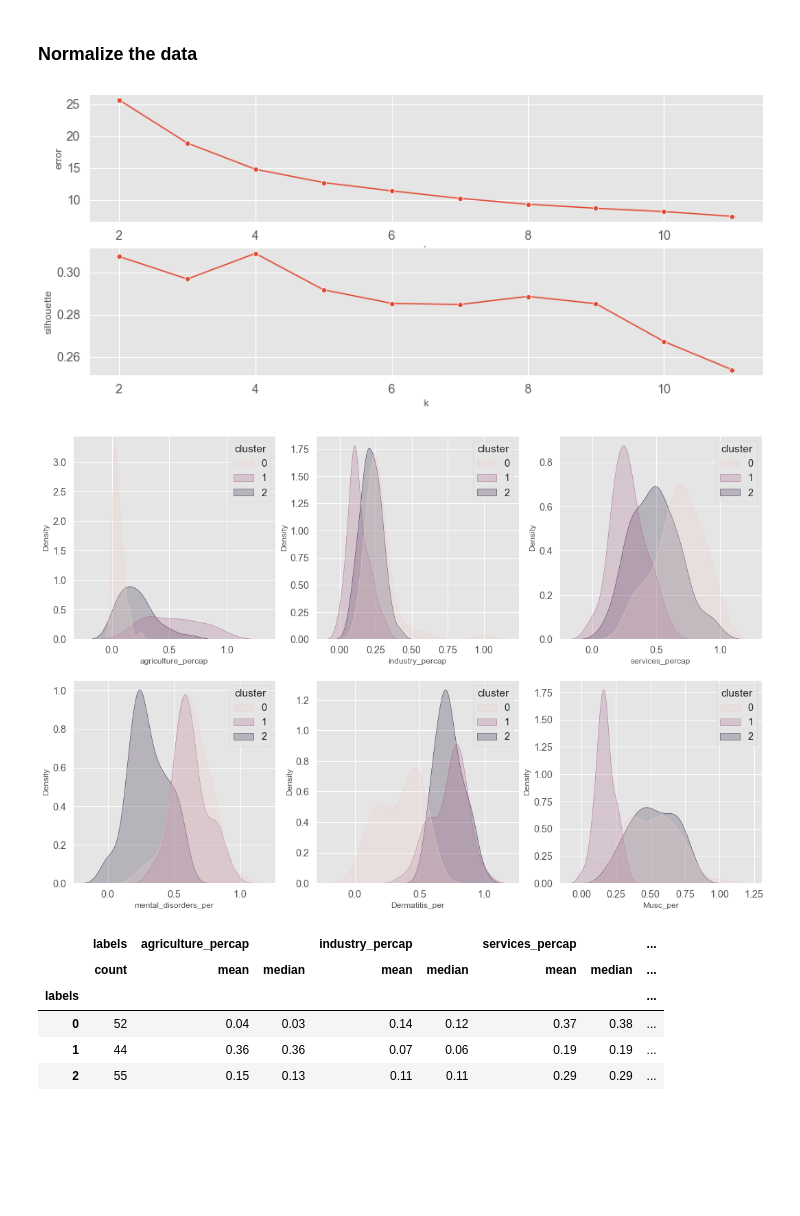
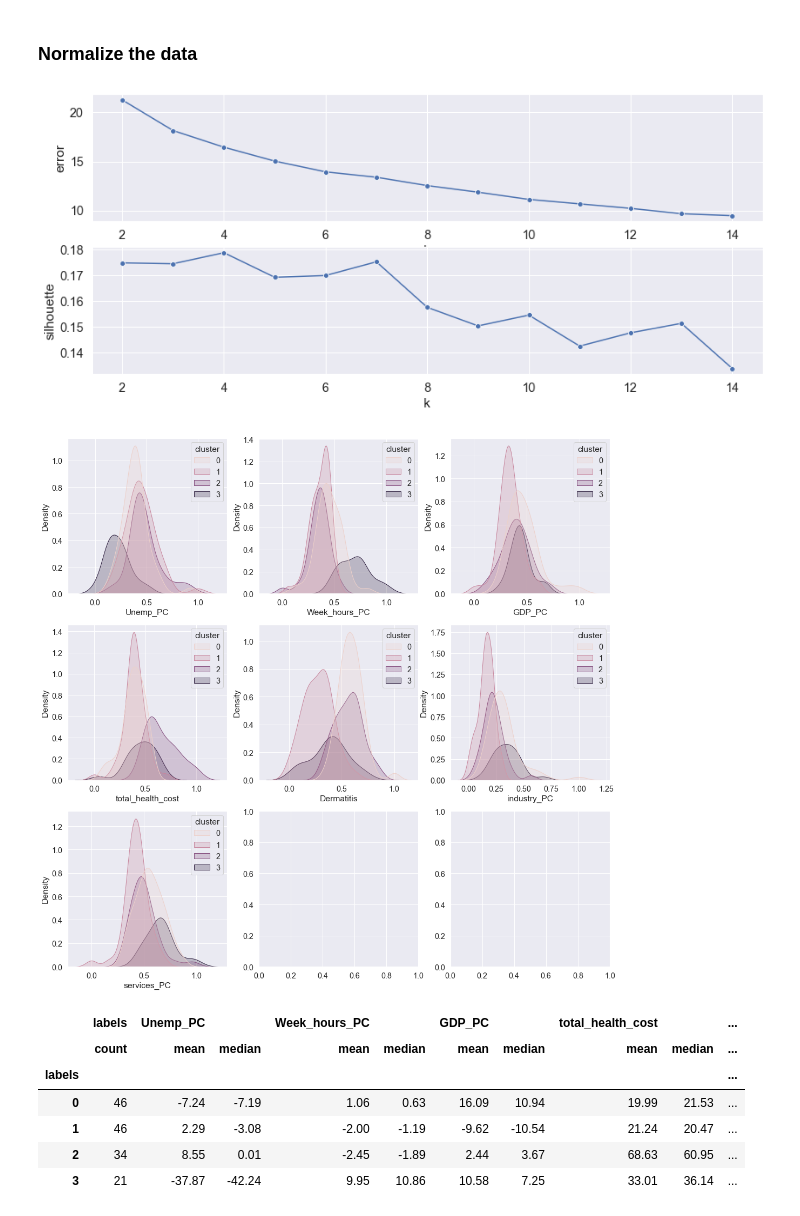
Before and after one commit to luisbazevedo/PfDS---Work-Health, a Jupyter notebook: notebooks/luisbazevedo_draft_1.ipynb, the cells around one changed output. Drawn from its saved outputs; the diff is of its cells as text; code cells hidden in the pictures; blank space fills up the shorter version.

Commit message:
with deltas (11-17) clustering

```diff
--- a/notebooks/luisbazevedo_draft_1.ipynb
+++ b/notebooks/luisbazevedo_draft_1.ipynb
@@ -719,0 +1132,8 @@ feature_df(complete_no.copy())
+# %%
+#correlation map:
+
+sns.set(font_scale=1.3)
+df_corr = feat_df[['Dermatitis','Musculoskeletal disorders','mental_disorders']].corr(method = 'spearman')
+figure = plt.figure(figsize=(20,15))
+sns.heatmap(df_corr, annot=True, fmt = '.1g')
+plt.show()
@@ -719,0 +1147,8 @@ feature_df(complete_no.copy())
+# %%
+#correlation map:
+
+sns.set(font_scale=1.3)
+df_corr = feat_df[['agriculture_percap','industry_percap','services_percap']].corr(method = 'spearman')
+figure = plt.figure(figsize=(20,15))
+sns.heatmap(df_corr, annot=True, fmt = '.1g')
+plt.show()
@@ -759,0 +1210,7 @@ plt.show()
+# %%
+#correlation map:
+sns.set(font_scale=1.3)
+df_corr = df_sc1.corr(method = 'spearman')
+figure = plt.figure(figsize=(20,15))
+sns.heatmap(df_corr, annot=True, fmt = '.1g')
+plt.show()
@@ -761,7 +1313,7 @@ plt.show()
 ### Normalize the data
 # %%
 minmax = MinMaxScaler()
-minmax_sc1 = pd.DataFrame(minmax.fit_transform(df_sc1), columns=df_sc1.columns)
+minmax_sc1 = pd.DataFrame(minmax.fit_transform(df_sc_1), columns=df_sc_1.columns)
 # %%
 def evaluate_number_clusters(df, n):
     """ Evaluates the kmeans using different values of k. """
@@ -861,16 +1413,17 @@ def evaluate_cluster(df_cluster, df_evaluate, k):
 
     return results
 # %%
-evaluate_number_clusters(minmax_sc1,12)
+evaluate_number_clusters(minmax_sc1,15)
 # %% [output]
-[figure, old version]
+[figure, new version]
 # %%
-evaluate_cluster(minmax_sc1, df_sc1, 3)
+evaluate_cluster(minmax_sc1, df_sc_1, 4)
 # %% [output]
-[figure, old version]
+[figure, new version]
-|  | labels | agriculture_percap |  | industry_percap |  | services_percap |  | ... |
-|  | count | mean | median | mean | median | mean | median | ... |
-| labels |  |  |  |  |  |  |  | ... |
-| 0 | 52 | 0.04 | 0.03 | 0.14 | 0.12 | 0.37 | 0.38 | ... |
-| 1 | 44 | 0.36 | 0.36 | 0.07 | 0.06 | 0.19 | 0.19 | ... |
-| 2 | 55 | 0.15 | 0.13 | 0.11 | 0.11 | 0.29 | 0.29 | ... |
+|  | labels | Unemp_PC |  | Week_hours_PC |  | GDP_PC |  | total_health_cost |  | ... |
+|  | count | mean | median | mean | median | mean | median | mean | median | ... |
+| labels |  |  |  |  |  |  |  |  |  | ... |
+| 0 | 46 | -7.24 | -7.19 | 1.06 | 0.63 | 16.09 | 10.94 | 19.99 | 21.53 | ... |
+| 1 | 46 | 2.29 | -3.08 | -2.00 | -1.19 | -9.62 | -10.54 | 21.24 | 20.47 | ... |
+| 2 | 34 | 8.55 | 0.01 | -2.45 | -1.89 | 2.44 | 3.67 | 68.63 | 60.95 | ... |
+| 3 | 21 | -37.87 | -42.24 | 9.95 | 10.86 | 10.58 | 7.25 | 33.01 | 36.14 | ... |
```
Also changed, not shown: parts of 102 cells of this notebook.
